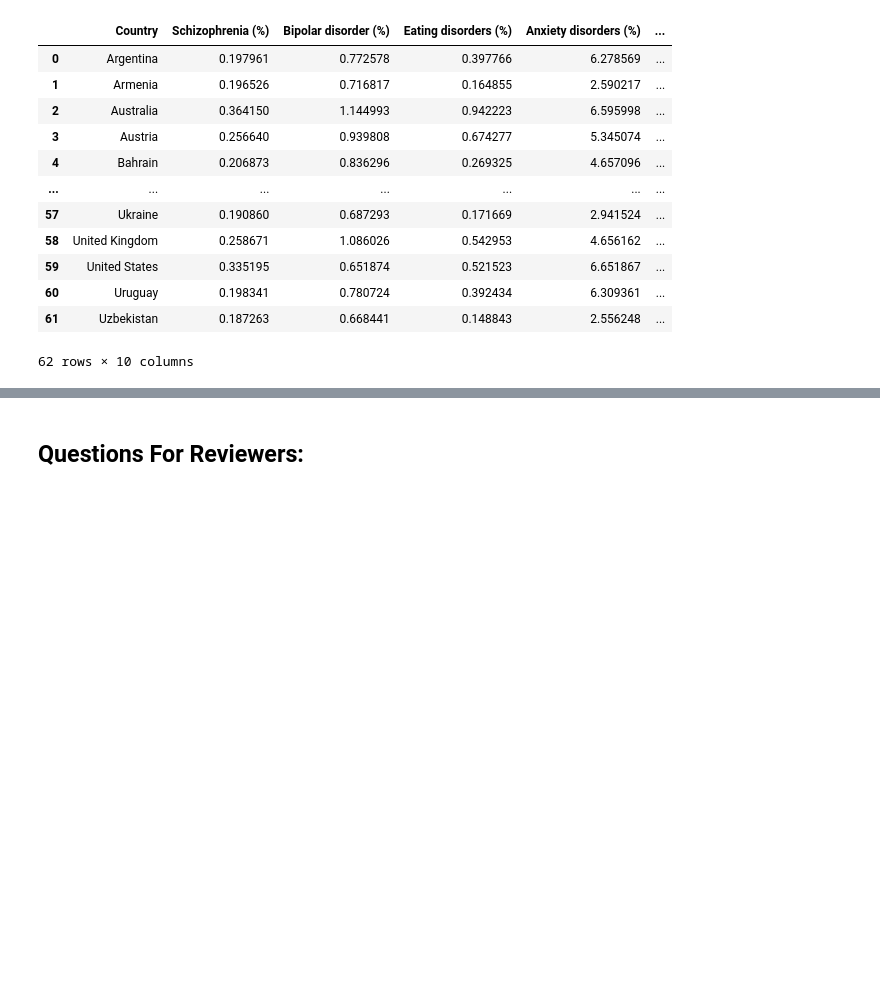
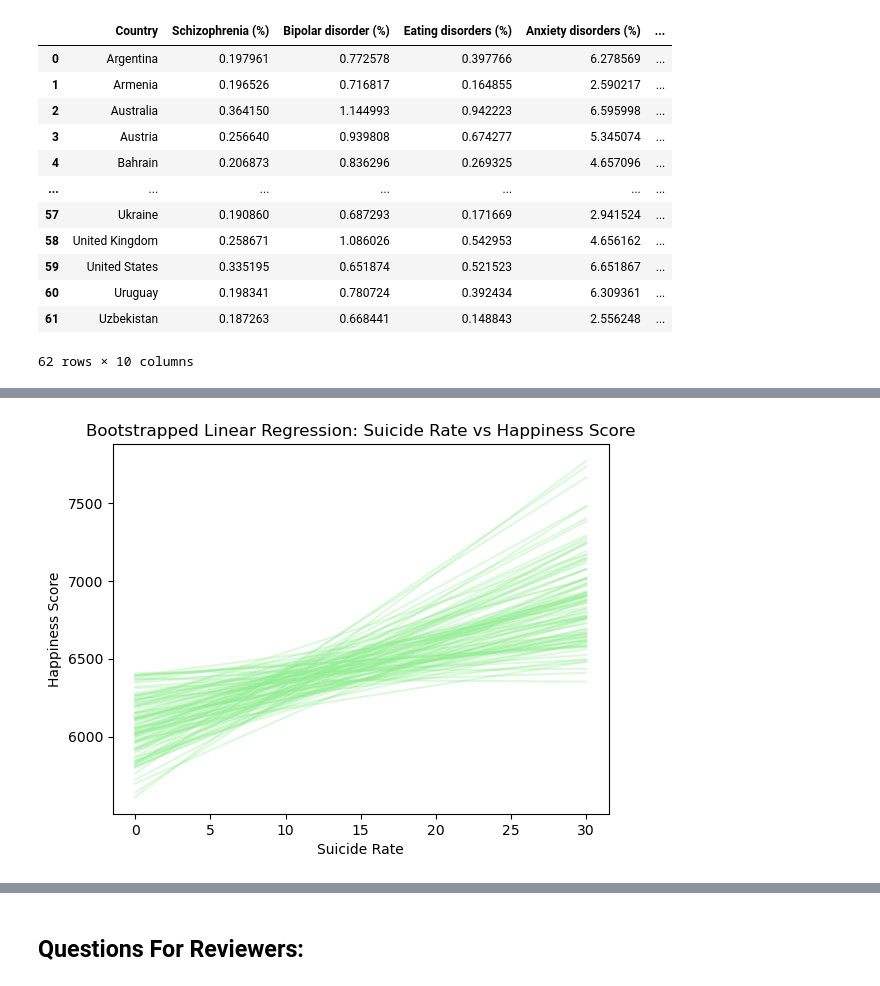
Before and after one commit to yixuanzhou1221/info2950, a Jupyter notebook: Phase 4/INfo 2950- group- phase 4.ipynb, the cells around one changed output, grey strips where cells are left out. Saved outputs shown, nothing was run; the diff lists cells and outputs as text; code cells hidden in the pictures; blank space fills up the shorter version.

```diff
--- a/Phase 4/INfo 2950- group- phase 4.ipynb
+++ b/Phase 4/INfo 2950- group- phase 4.ipynb
@@ -710,0 +775,25 @@ __5.__ The Crime Rate By Country 2023 CSV doesn’t clearly explain how the 'cri
+# %%
+
+domain = np.array([[0], [30]])
+bootstrapped_health = []
+
+for _ in range(100):
+    bootstrapped_sample = health_df.sample(len(health_df), replace=True)
+    bootstrapped_health.append(bootstrapped_sample)
+
+for i in range(100):
+    df = bootstrapped_health[i]
+
+    bt_model = LinearRegression()
+    bt_model.fit(df[['suicide_rate']].values, df['Happiness score'])
+
+    y_pred = bt_model.predict(domain)
+
+    sns.lineplot(x=domain.reshape(-1), y=y_pred, color='lightgreen', alpha=0.3)
+
+plt.xlabel('Suicide Rate')
+plt.ylabel('Happiness Score')
+plt.title('Bootstrapped Linear Regression: Suicide Rate vs Happiness Score')
+plt.show()
+# %% [output]
+[figure, added]
```
Also changed, not shown: parts of 23 cells of this notebook.
